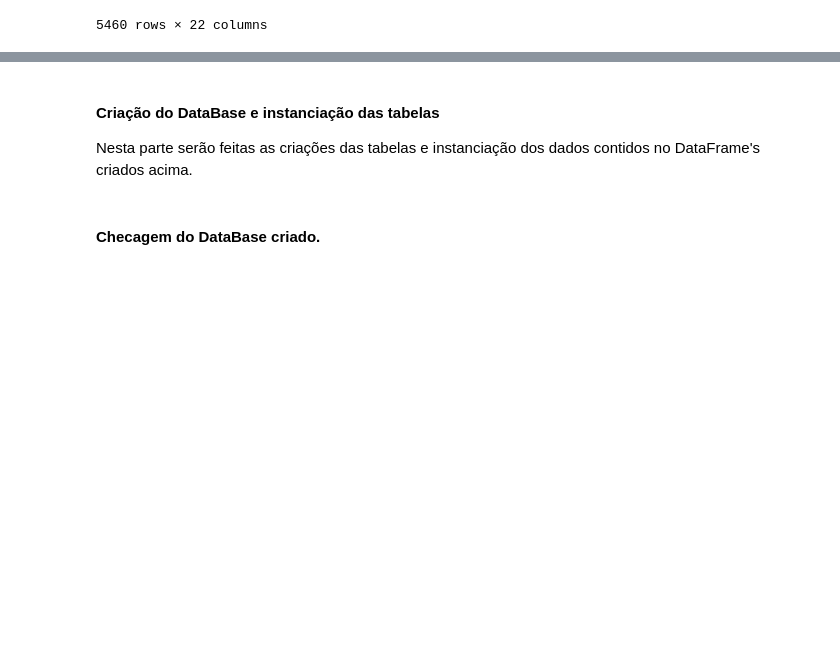
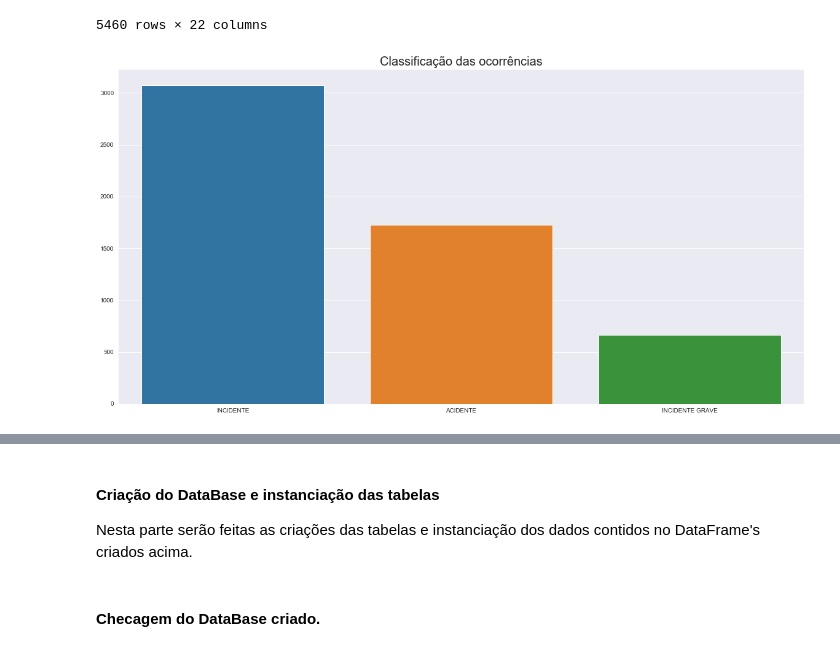
Before and after one commit to otavio-silva/IBD-TP2, a Jupyter notebook: code/TrabalhoPratico02.ipynb, the cells around one changed output, grey strips where cells are left out. Saved outputs shown, nothing was run; the diff lists cells and outputs as text; code cells hidden in the pictures; blank space fills up the shorter version.

```diff
--- a/code/TrabalhoPratico02.ipynb
+++ b/code/TrabalhoPratico02.ipynb
@@ -128,3 +138,12 @@ oco
 | 5458 | 200910311058203 | INCIDENTE | FALHA OU MAU FUNCIONAMENTO DE SIS... | FALHA OU MAU FUNCIONAMENTO DE SIS... | SCF-NP | ... |
 | 5459 | 201309012098180 | ACIDENTE | CAUSADO POR FENÔMENO METEOROLÓGIC... | OUTROS | OTHR | ... |
 5460 rows × 22 columns
+# %%
+s, n = np.unique(oco["ocorrencia_classificacao"].to_numpy(), return_counts=True)
+indices = np.flip(np.argsort(n))
+_, axis = pyplot.subplots(figsize=(20, 10))
+seaborn.barplot(y=n[indices], x=s[indices], orient='v')
+axis.set_title("Classificação das ocorrências", fontsize=20)
+pyplot.show()
+# %% [output]
+[figure, added]
```
Also changed, not shown: parts of 14 cells of this notebook, 1 other file.
